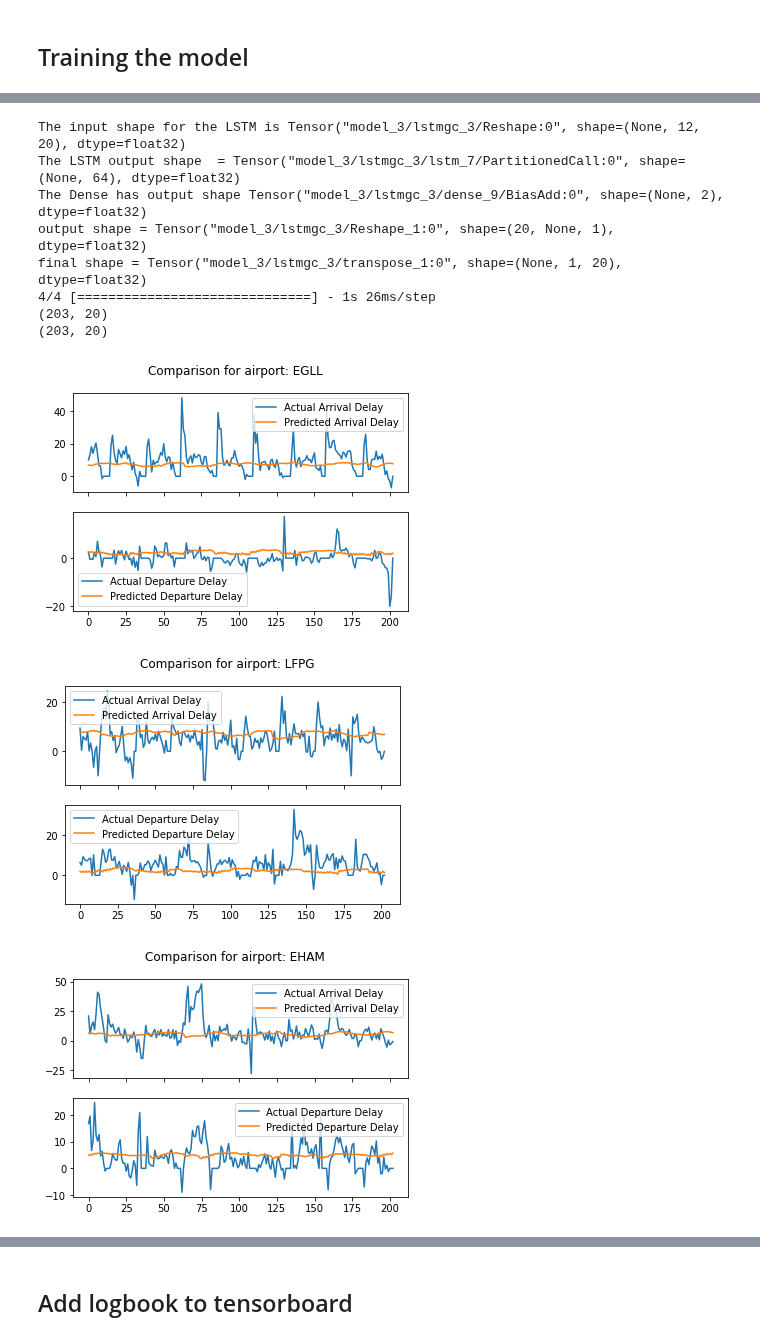
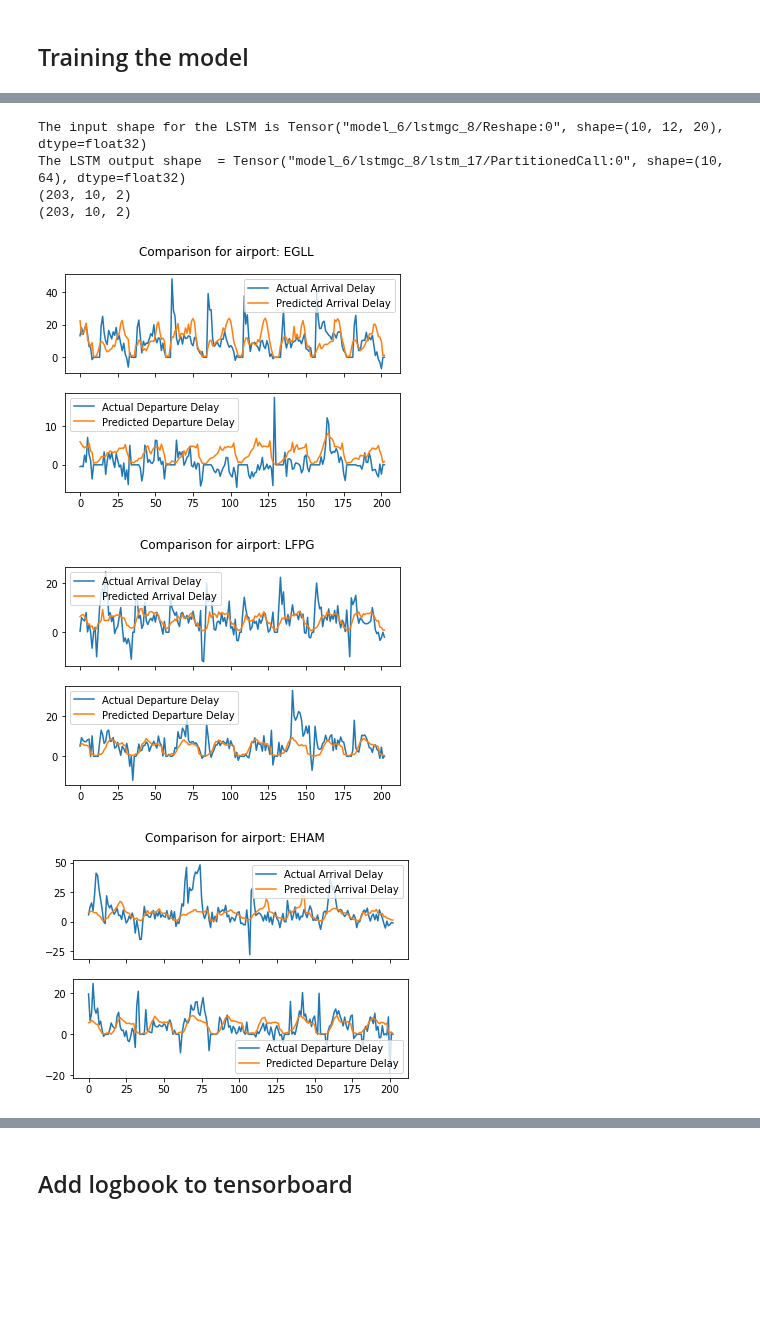
Before and after one commit to junzis/atdelay, a Jupyter notebook: kerasexp_1D.ipynb, the cells around one changed output, grey strips where cells are left out. Saved outputs shown, nothing was run; the diff lists cells and outputs as text; code cells hidden in the pictures; blank space fills up the shorter version.

Commit message:
Changes to show Junzi
Co-authored-by: BenjaminSlijper <BenjaminSlijper@users.noreply.github.com>
Co-authored-by: Tristan <IrTrez@users.noreply.github.com>

```diff
--- a/kerasexp_1D.ipynb
+++ b/kerasexp_1D.ipynb
@@ -36,6 +34,8 @@ n_nodes = n_airports = len(airports)
 start = datetime(2019, 3, 1)
 end = datetime(2019, 3, 31)
 timeslotLength = 60
+
+batch_size = 1
 # %% [markdown]
 ##### Load Data
 # %%
@@ -72,7 +72,7 @@ Xarray = np.swapaxes(Xlist, 0, 1)
 Yarray = np.swapaxes(Ylist, 0, 1)
 
 # Reshape to a flat array that goes arrival then departure delay
-Yarray = np.reshape(Yarray, newshape=[len(times), len(airports)*2], order="F")
+# Yarray = np.reshape(Yarray, newshape=[len(times), len(airports)*2], order="F")
 
 # print(Yarray.shape)
 # T x N x F
@@ -105,7 +105,7 @@ Ytrain, Yval, Ytest = Yarray[0:train_idx], Yarray[train_idx:val_idx], Yarray[val
 # %% [markdown]
 ##### Create tensorflow dataset
 # %%
-batch_size = 64
+
 input_sequence_length = 12
 forecast_horizon = 3
 multi_horizon = False
@@ -412,7 +436,7 @@ st_gcn = LSTMGC(
     graph,
     graph_conv_params,
 )
-inputs = layers.Input((input_sequence_length, graph.num_nodes, in_feat))
+inputs = layers.Input((input_sequence_length, graph.num_nodes, in_feat), batch_size=batch_size)
 outputs = st_gcn(inputs)
 
 model = keras.models.Model(inputs, outputs)
@@ -484,32 +505,28 @@ plt.show()
 # %%
-ypredFull = model.predict(test_dataset, verbose=1)[:,0,:]
+ypredFull = model.predict(test_dataset, verbose=0)#[:,0,:]
+print(ypredFull.shape)
 yactualFull = Ytest[14::,:]
-print(ypredFull.shape)
 print(yactualFull.shape)
 
 
 def plotComparison(airport_index, ypredFull=ypredFull, yactualFull=yactualFull):
     fig, axs = plt.subplots(2, 1, sharex=True, num=airport_index)
-    axs[0].plot(yactualFull[:, 0+airport_index], label="Actual Arrival Delay")
-    axs[1].plot(yactualFull[:, 10+airport_index], label="Actual Departure Delay")
-    axs[0].plot(ypredFull[:, 0+airport_index], label="Predicted Arrival Delay")
-    axs[1].plot(ypredFull[:, 10+airport_index], label="Predicted Departure Delay")
+    axs[0].plot(yactualFull[:, airport_index, 0], label="Actual Arrival Delay")
+    axs[1].plot(yactualFull[:, airport_index, 1], label="Actual Departure Delay")
+    axs[0].plot(ypredFull[:, airport_index, 0], label="Predicted Arrival Delay")
+    axs[1].plot(ypredFull[:, airport_index, 1], label="Predicted Departure Delay")
     axs[0].legend()
     axs[1].legend()
     plt.suptitle(f"Comparison for airport: {airports[airport_index]}")
 
 for airportidx in range(0,len(airports)):
     plotComparison(airportidx)
-plt.show()
+# plt.show()
 # %% [output]
-The input shape for the LSTM is Tensor("model_3/lstmgc_3/Reshape:0", shape=(None, 12, 20), dtype=float32)
-The LSTM output shape  = Tensor("model_3/lstmgc_3/lstm_7/PartitionedCall:0", shape=(None, 64), dtype=float32)
-The Dense has output shape Tensor("model_3/lstmgc_3/dense_9/BiasAdd:0", shape=(None, 2), dtype=float32)
-output shape = Tensor("model_3/lstmgc_3/Reshape_1:0", shape=(20, None, 1), dtype=float32)
-final shape = Tensor("model_3/lstmgc_3/transpose_1:0", shape=(None, 1, 20), dtype=float32)
-4/4 [==============================] - 1s 26ms/step
-(203, 20)
-(203, 20)
+The input shape for the LSTM is Tensor("model_6/lstmgc_8/Reshape:0", shape=(10, 12, 20), dtype=float32)
+The LSTM output shape  = Tensor("model_6/lstmgc_8/lstm_17/PartitionedCall:0", shape=(10, 64), dtype=float32)
+(203, 10, 2)
+(203, 10, 2)
-[figure, old version]
+[figure, new version]
-[figure, old version]
+[figure, new version]
-[figure, old version]
+[figure, new version]
```
Also changed, not shown: parts of 9 cells of this notebook, 1 other file.
